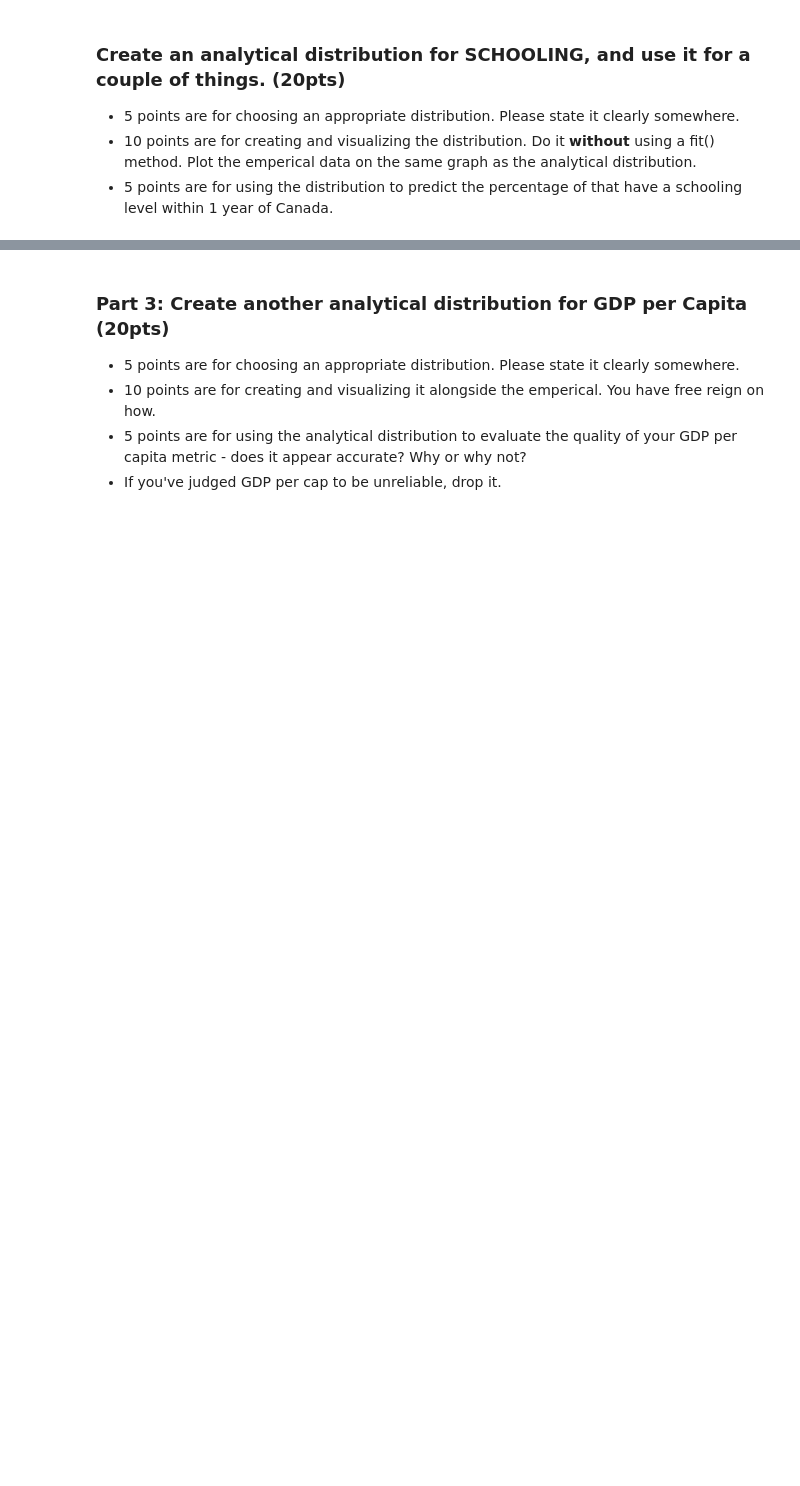
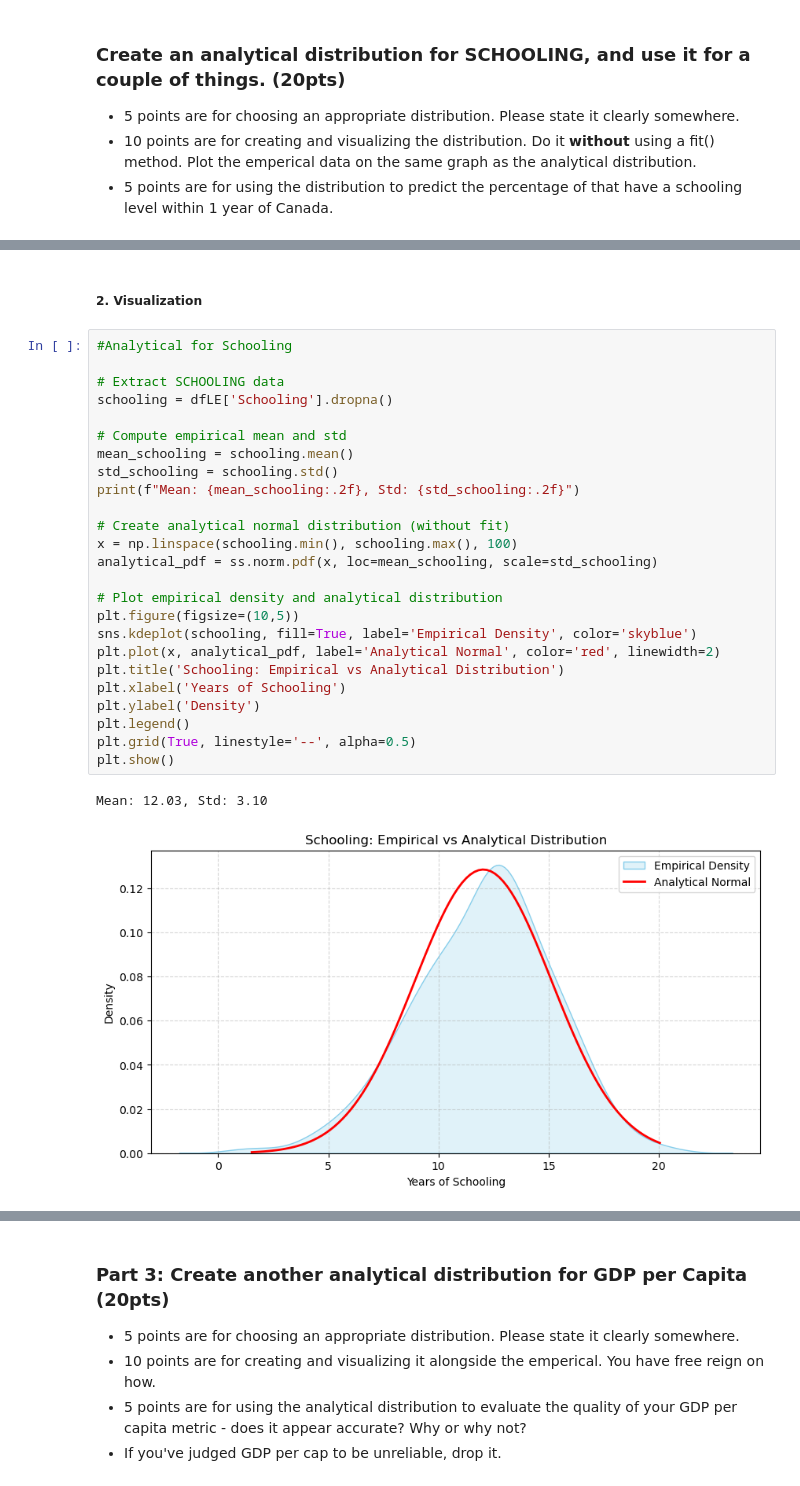
Before and after one commit to AkeemSemperDataScience/data3450-assignment-2-ateebahmed95, a Jupyter notebook: START_Asn_2.ipynb, the cells around one changed output, grey strips where cells are left out. Cells and saved outputs as stored; diff of their text form; blank space fills up the shorter version.

```diff
--- a/START_Asn_2.ipynb
+++ b/START_Asn_2.ipynb
@@ -65,0 +129,30 @@ Print each distribution is some type of visualization, also print the cumulative
+# %% [markdown]
+##### 2. Visualization
+# %%
+#Analytical for Schooling
+
+# Extract SCHOOLING data
+schooling = dfLE['Schooling'].dropna()
+
+# Compute empirical mean and std
+mean_schooling = schooling.mean()
+std_schooling = schooling.std()
+print(f"Mean: {mean_schooling:.2f}, Std: {std_schooling:.2f}")
+
+# Create analytical normal distribution (without fit)
+x = np.linspace(schooling.min(), schooling.max(), 100)
+analytical_pdf = ss.norm.pdf(x, loc=mean_schooling, scale=std_schooling)
+
+# Plot empirical density and analytical distribution
+plt.figure(figsize=(10,5))
+sns.kdeplot(schooling, fill=True, label='Empirical Density', color='skyblue')
+plt.plot(x, analytical_pdf, label='Analytical Normal', color='red', linewidth=2)
+plt.title('Schooling: Empirical vs Analytical Distribution')
+plt.xlabel('Years of Schooling')
+plt.ylabel('Density')
+plt.legend()
+plt.grid(True, linestyle='--', alpha=0.5)
+plt.show()
+# %% [output]
+Mean: 12.03, Std: 3.10
+[figure, added]
```
Also changed, not shown: parts of 29 cells of this notebook, 2 other files.
